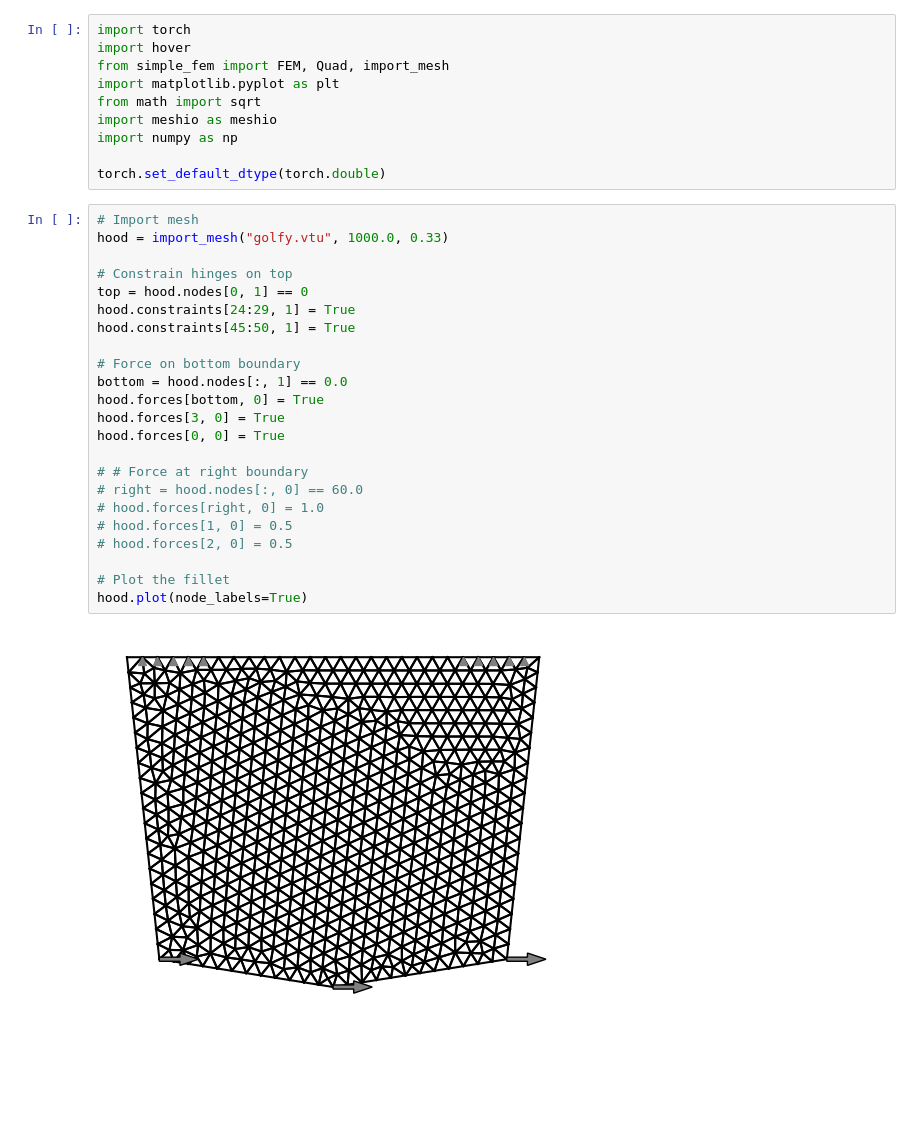
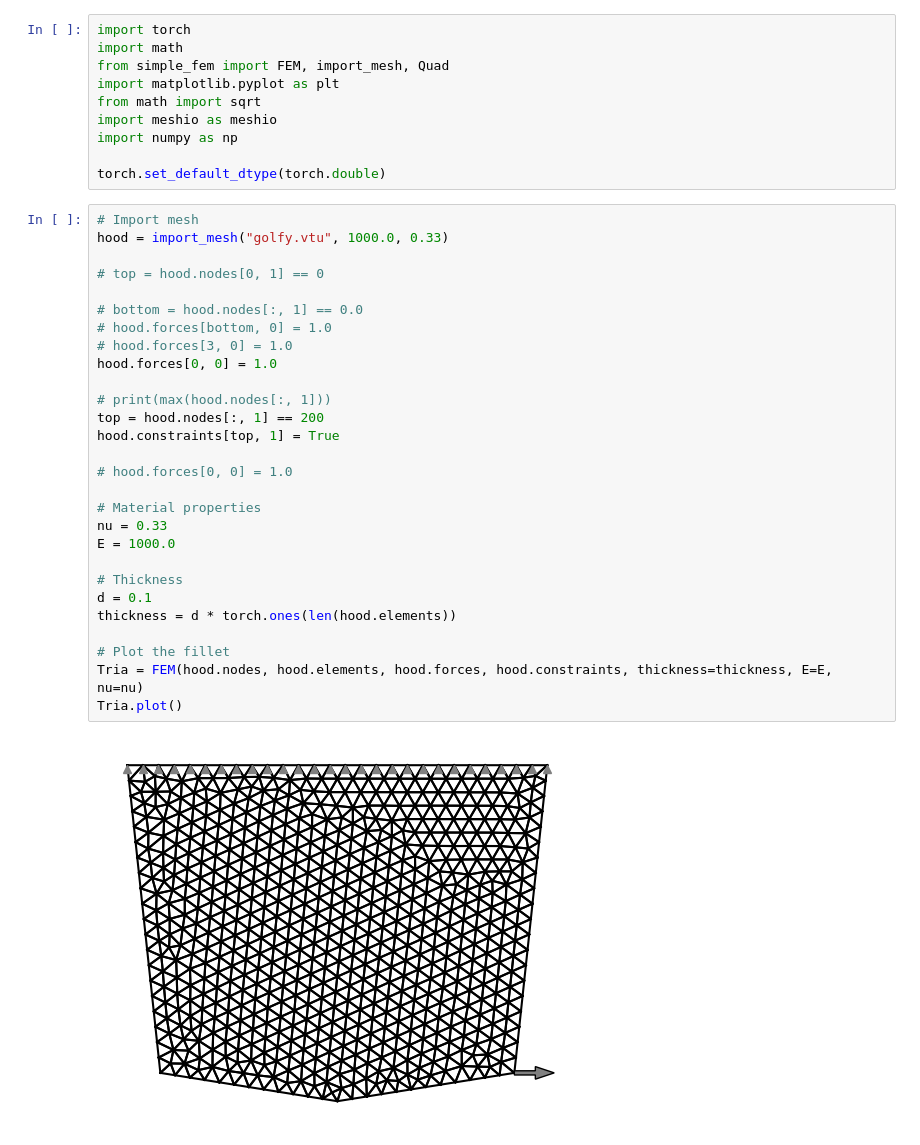
Before and after one commit to neil51/structural_optimization, a Jupyter notebook: notebooks/project topology.ipynb, the cells around one changed output. Drawn from its saved outputs; the diff is of its cells as text; blank space fills up the shorter version.

Commit message:
Mesh is being optimized but forces not working

```diff
--- a/notebooks/project topology.ipynb
+++ b/notebooks/project topology.ipynb
@@ -1,7 +1,7 @@
 # %%
 import torch
-import hover
-from simple_fem import FEM, Quad, import_mesh
+import math
+from simple_fem import FEM, import_mesh, Quad
 import matplotlib.pyplot as plt
 from math import sqrt
 import meshio as meshio
@@ -11,25 +11,30 @@ torch.set_default_dtype(torch.double)
 # %%
 # Import mesh
 hood = import_mesh("golfy.vtu", 1000.0, 0.33)
 
-# Constrain hinges on top
-top = hood.nodes[0, 1] == 0
-hood.constraints[24:29, 1] = True
-hood.constraints[45:50, 1] = True
+# top = hood.nodes[0, 1] == 0
 
-# Force on bottom boundary
-bottom = hood.nodes[:, 1] == 0.0
-hood.forces[bottom, 0] = True
-hood.forces[3, 0] = True
-hood.forces[0, 0] = True
+# bottom = hood.nodes[:, 1] == 0.0
+# hood.forces[bottom, 0] = 1.0
+# hood.forces[3, 0] = 1.0
+hood.forces[0, 0] = 1.0
 
-# # Force at right boundary
-# right = hood.nodes[:, 0] == 60.0
-# hood.forces[right, 0] = 1.0
-# hood.forces[1, 0] = 0.5
-# hood.forces[2, 0] = 0.5
+# print(max(hood.nodes[:, 1]))
+top = hood.nodes[:, 1] == 200
+hood.constraints[top, 1] = True
+
+# hood.forces[0, 0] = 1.0
+
+# Material properties
+nu = 0.33
+E = 1000.0
+
+# Thickness
+d = 0.1
+thickness = d * torch.ones(len(hood.elements))
 
 # Plot the fillet
-hood.plot(node_labels=True)
+Tria = FEM(hood.nodes, hood.elements, hood.forces, hood.constraints, thickness=thickness, E=E, nu=nu)
+Tria.plot()
 # %% [output]
-[figure, old version]
+[figure, new version]
```
Also changed, not shown: parts of 6 cells of this notebook, 5 other files.
